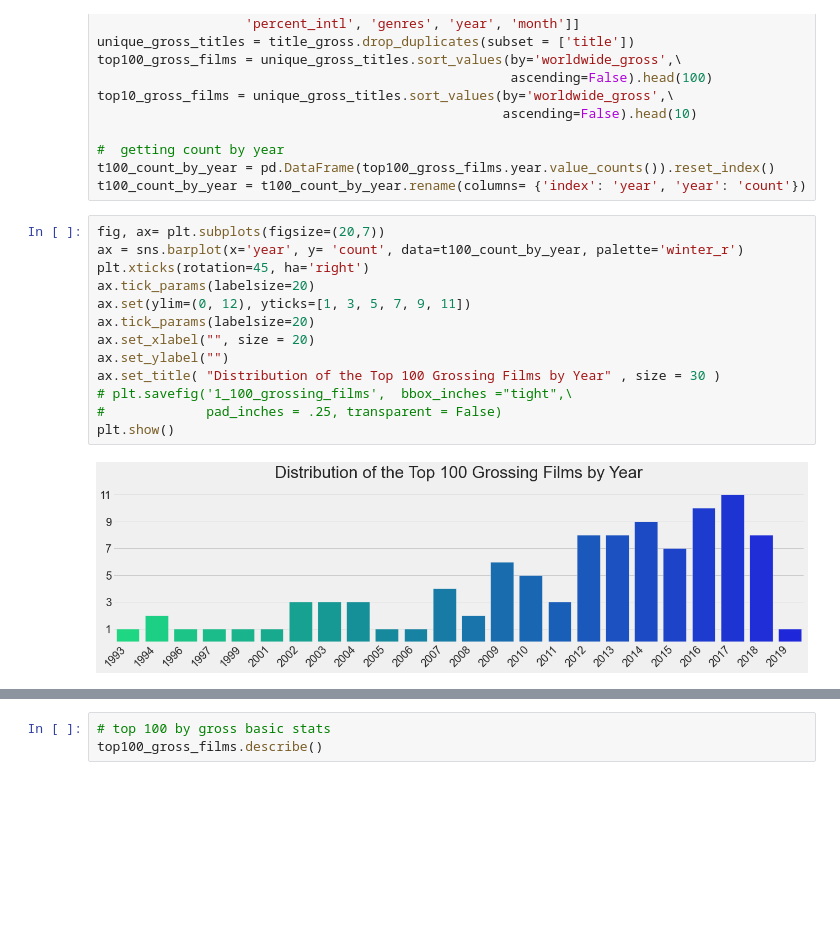
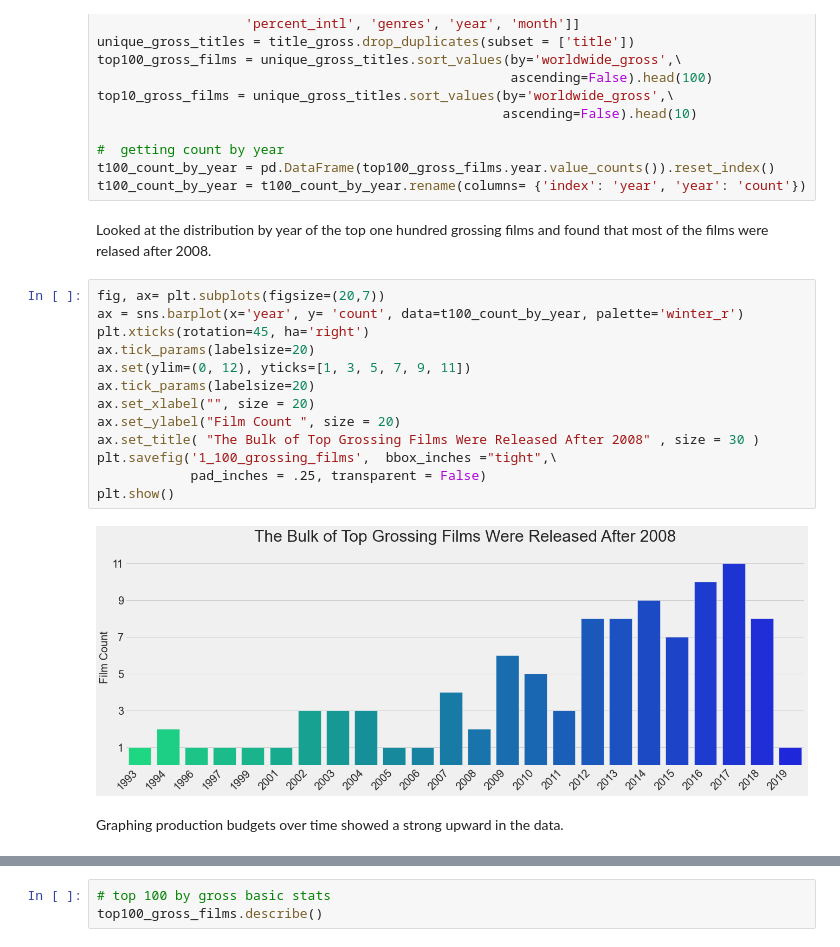
Before and after one commit to jeffreyhwatson/MS_Box_Office_Insights, a Jupyter notebook: MS_Box_Office_Insights.ipynb, the cells around one changed output, grey strips where cells are left out. Drawn from its saved outputs; the diff is of its cells as text; blank space fills up the shorter version.

```diff
--- a/MS_Box_Office_Insights.ipynb
+++ b/MS_Box_Office_Insights.ipynb
@@ -420,19 +495,23 @@ top10_gross_films = unique_gross_titles.sort_values(by='worldwide_gross',\
 #  getting count by year
 t100_count_by_year = pd.DataFrame(top100_gross_films.year.value_counts()).reset_index()
 t100_count_by_year = t100_count_by_year.rename(columns= {'index': 'year', 'year': 'count'})
+# %% [markdown]
+Looked at the distribution by year of the top one hundred grossing films and found that most of the films were relased after 2008.
 # %%
 fig, ax= plt.subplots(figsize=(20,7))
 ax = sns.barplot(x='year', y= 'count', data=t100_count_by_year, palette='winter_r')
 plt.xticks(rotation=45, ha='right')
 ax.tick_params(labelsize=20)
 ax.set(ylim=(0, 12), yticks=[1, 3, 5, 7, 9, 11])
 ax.tick_params(labelsize=20)
 ax.set_xlabel("", size = 20)
-ax.set_ylabel("")
-ax.set_title( "Distribution of the Top 100 Grossing Films by Year" , size = 30 )
-# plt.savefig('1_100_grossing_films',  bbox_inches ="tight",\
-#             pad_inches = .25, transparent = False)
+ax.set_ylabel("Film Count ", size = 20)
+ax.set_title( "The Bulk of Top Grossing Films Were Released After 2008" , size = 30 )
+plt.savefig('1_100_grossing_films',  bbox_inches ="tight",\
+            pad_inches = .25, transparent = False)
 plt.show()
 # %% [output]
-[figure, old version]
+[figure, new version]
+# %% [markdown]
+Graphing production budgets over time showed a strong upward in the data.
 # %%
```
Also changed, not shown: parts of 73 cells of this notebook, 30 other files.
